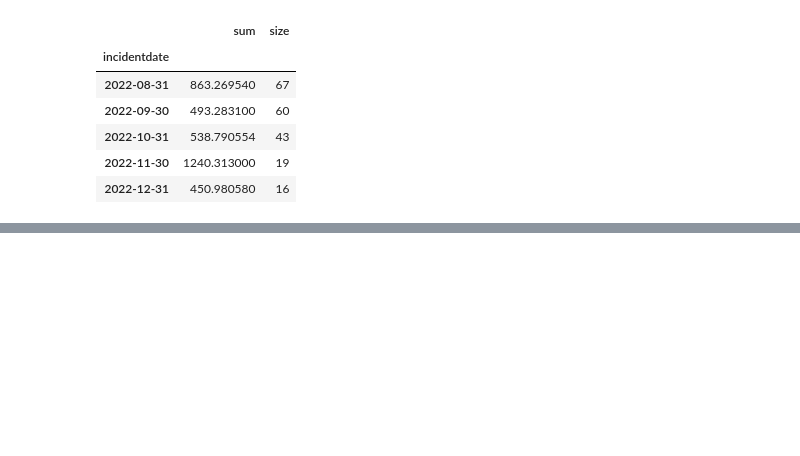
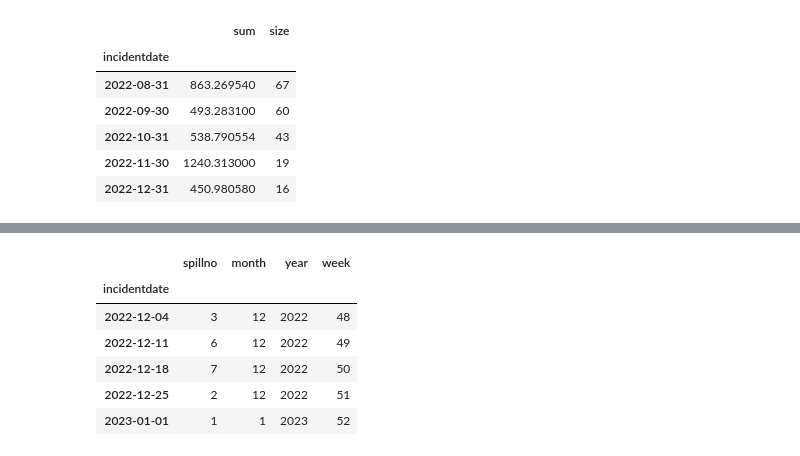
Before and after one commit to fitditcorp4/research, a Jupyter notebook: weekly_dataset02022023.ipynb, the cells around one changed output, grey strips where cells are left out. Saved outputs shown, nothing was run; the diff lists cells and outputs as text; code cells hidden in the pictures; blank space fills up the shorter version.

Commit message:
feature engineering

```diff
--- a/weekly_dataset02022023.ipynb
+++ b/weekly_dataset02022023.ipynb
@@ -281,3 +278,12 @@ Connecting to H2O server at http://127.0.0.1:54321 ... successful.
 | H2O_connection_proxy: | {"http": null, "https": null} |
 | H2O_internal_security: | False |
 | Python_version: | 3.8.10 final |
+# %%
+#Feature Engineering for the weekly datasets
+df4wi = df4w[["spillno"]]
+df4wi= df4wi.reset_index()
+df4wi["month"] = df4wi["incidentdate"].dt.month
+df4wi["year"] = df4wi["incidentdate"].dt.year
+df4wi["week"] = df4wi["incidentdate"].dt.isocalendar().week
+df4wi = df4wi[["incidentdate","spillno","month", "year","week"]]
+df4wi = df4wi.set_index("incidentdate")
@@ -283,0 +298,10 @@ Connecting to H2O server at http://127.0.0.1:54321 ... successful.
+# %%
+df4wi.tail()
+# %% [output]
+|  | spillno | month | year | week |
+| incidentdate |  |  |  |  |
+| 2022-12-04 | 3 | 12 | 2022 | 48 |
+| 2022-12-11 | 6 | 12 | 2022 | 49 |
+| 2022-12-18 | 7 | 12 | 2022 | 50 |
+| 2022-12-25 | 2 | 12 | 2022 | 51 |
+| 2023-01-01 | 1 | 1 | 2023 | 52 |
```
Also changed, not shown: parts of 4 cells of this notebook.
